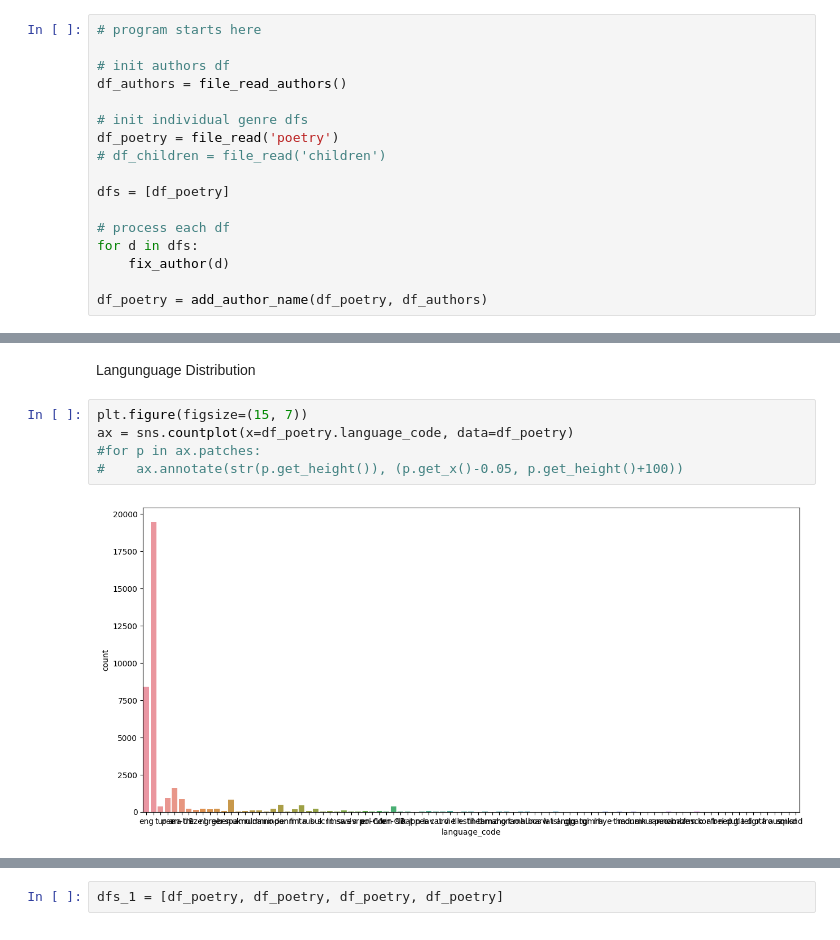
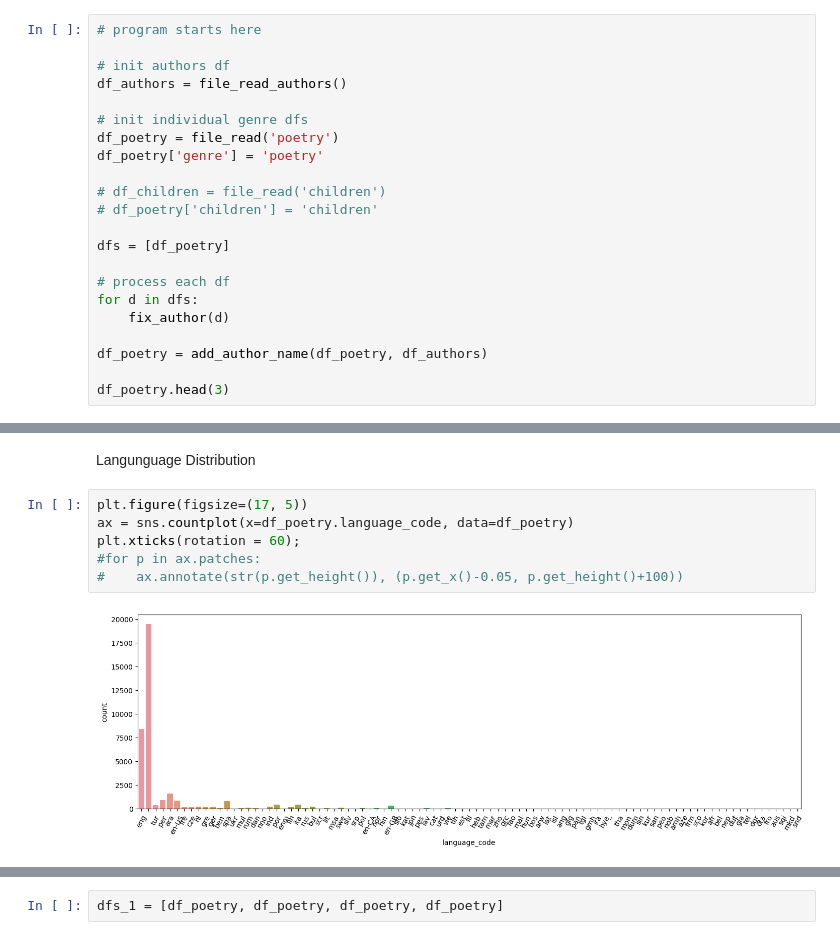
Before and after one commit to ninamamaeva/recommendation_engine, a Jupyter notebook: Untitled.ipynb, the cells around one changed output, grey strips where cells are left out. Saved outputs shown, nothing was run; the diff lists cells and outputs as text.

```diff
--- a/Untitled.ipynb
+++ b/Untitled.ipynb
@@ -37,7 +37,10 @@ df_authors = file_read_authors()
 
 # init individual genre dfs
 df_poetry = file_read('poetry')
+df_poetry['genre'] = 'poetry'
+
 # df_children = file_read('children')
+# df_poetry['children'] = 'children'
 
 dfs = [df_poetry]
 
@@ -46,6 +49,8 @@ for d in dfs:
     fix_author(d)
 
 df_poetry = add_author_name(df_poetry, df_authors)
+
+df_poetry.head(3)
 # %% [output]
 A value is trying to be set on a copy of a slice from a DataFrame
 
@@ -65,11 +73,12 @@ df_authors['authors'].isin(df_poetry['authors']).value_counts(), df_poetry['auth
 # %% [markdown]
 Langunguage Distribution
 # %%
-plt.figure(figsize=(15, 7))
+plt.figure(figsize=(17, 5))
 ax = sns.countplot(x=df_poetry.language_code, data=df_poetry)
+plt.xticks(rotation = 60);
 #for p in ax.patches:
 #    ax.annotate(str(p.get_height()), (p.get_x()-0.05, p.get_height()+100))
 # %% [output]
-[figure, old version]
+[figure, new version]
 # %%
 def plot_df(dfs):
```
Also changed, not shown: parts of 10 cells of this notebook.
